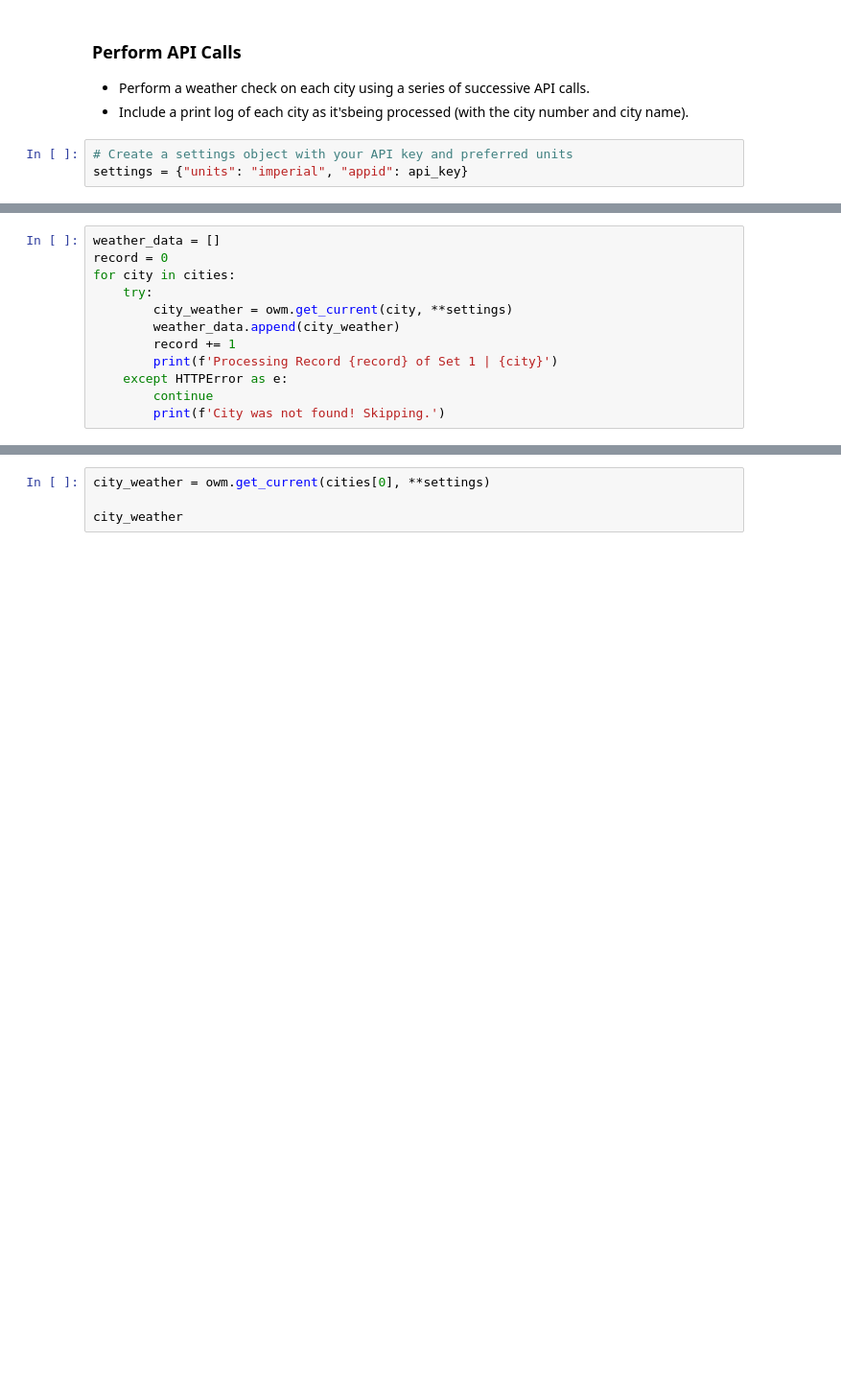
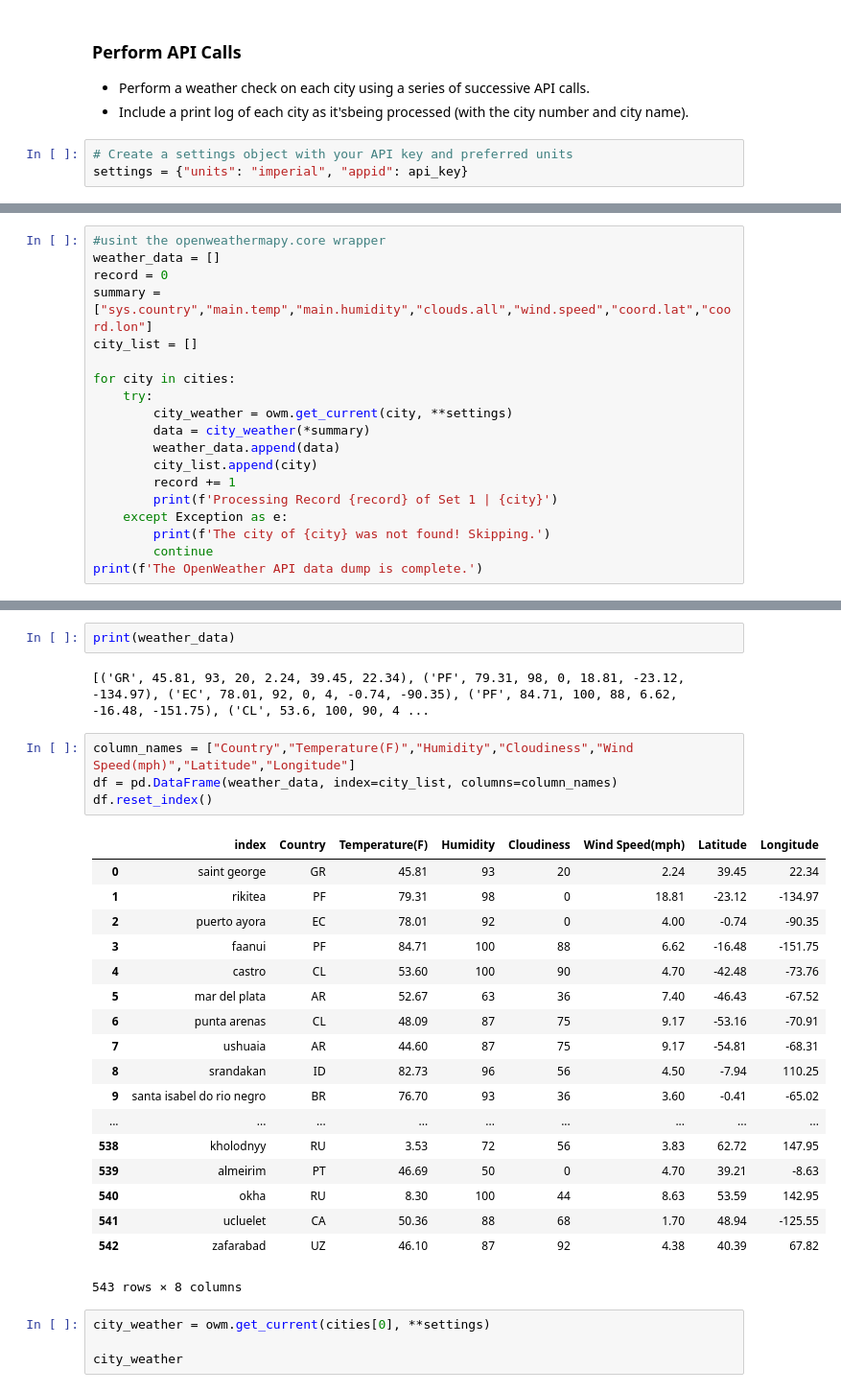
Before and after one commit to Omar-Castillo/Homework, a Jupyter notebook: APIs/starter_code/OC_HW_WeatherPy.ipynb, the cells around one changed output, grey strips where cells are left out. Shown: that part at 96% size. Drawn from its saved outputs; the diff is of its cells as text; blank space fills up the shorter version.

Commit message:
Openweather wrapper working correctly
added dataframe

```diff
--- a/APIs/starter_code/OC_HW_WeatherPy.ipynb
+++ b/APIs/starter_code/OC_HW_WeatherPy.ipynb
@@ -180,13 +189,20 @@ weather_data1
 # %%
+#usint the openweathermapy.core wrapper
 weather_data = []
 record = 0
+summary = ["sys.country","main.temp","main.humidity","clouds.all","wind.speed","coord.lat","coord.lon"]
+city_list = []
+
 for city in cities:
     try:
         city_weather = owm.get_current(city, **settings)
-        weather_data.append(city_weather)
+        data = city_weather(*summary)
+        weather_data.append(data)
+        city_list.append(city)
         record += 1
         print(f'Processing Record {record} of Set 1 | {city}')
-    except HTTPError as e:
+    except Exception as e:
+        print(f'The city of {city} was not found! Skipping.')
         continue
-        print(f'City was not found! Skipping.')
+print(f'The OpenWeather API data dump is complete.')
 # %% [output]
@@ -194,3 +226,30 @@ HTTPError: HTTP Error 404: Not Found
+# %%
+print(weather_data)
+# %% [output]
+[('GR', 45.81, 93, 20, 2.24, 39.45, 22.34), ('PF', 79.31, 98, 0, 18.81, -23.12, -134.97), ('EC', 78.01, 92, 0, 4, -0.74, -90.35), ('PF', 84.71, 100, 88, 6.62, -16.48, -151.75), ('CL', 53.6, 100, 90, 4 ...
+# %%
+column_names = ["Country","Temperature(F)","Humidity","Cloudiness","Wind Speed(mph)","Latitude","Longitude"]
+df = pd.DataFrame(weather_data, index=city_list, columns=column_names)
+df.reset_index()
+# %% [output]
+|  | index | Country | Temperature(F) | Humidity | Cloudiness | Wind Speed(mph) | Latitude | Longitude |
+| 0 | saint george | GR | 45.81 | 93 | 20 | 2.24 | 39.45 | 22.34 |
+| 1 | rikitea | PF | 79.31 | 98 | 0 | 18.81 | -23.12 | -134.97 |
+| 2 | puerto ayora | EC | 78.01 | 92 | 0 | 4.00 | -0.74 | -90.35 |
+| 3 | faanui | PF | 84.71 | 100 | 88 | 6.62 | -16.48 | -151.75 |
+| 4 | castro | CL | 53.60 | 100 | 90 | 4.70 | -42.48 | -73.76 |
+| 5 | mar del plata | AR | 52.67 | 63 | 36 | 7.40 | -46.43 | -67.52 |
+| 6 | punta arenas | CL | 48.09 | 87 | 75 | 9.17 | -53.16 | -70.91 |
+| 7 | ushuaia | AR | 44.60 | 87 | 75 | 9.17 | -54.81 | -68.31 |
+| 8 | srandakan | ID | 82.73 | 96 | 56 | 4.50 | -7.94 | 110.25 |
+| 9 | santa isabel do rio negro | BR | 76.70 | 93 | 36 | 3.60 | -0.41 | -65.02 |
+| ... | ... | ... | ... | ... | ... | ... | ... | ... |
+| 538 | kholodnyy | RU | 3.53 | 72 | 56 | 3.83 | 62.72 | 147.95 |
+| 539 | almeirim | PT | 46.69 | 50 | 0 | 4.70 | 39.21 | -8.63 |
+| 540 | okha | RU | 8.30 | 100 | 44 | 8.63 | 53.59 | 142.95 |
+| 541 | ucluelet | CA | 50.36 | 88 | 68 | 1.70 | 48.94 | -125.55 |
+| 542 | zafarabad | UZ | 46.10 | 87 | 92 | 4.38 | 40.39 | 67.82 |
+543 rows × 8 columns
 # %%
 city_weather = owm.get_current(cities[0], **settings)
 
```
Also changed, not shown: parts of 4 cells of this notebook.
